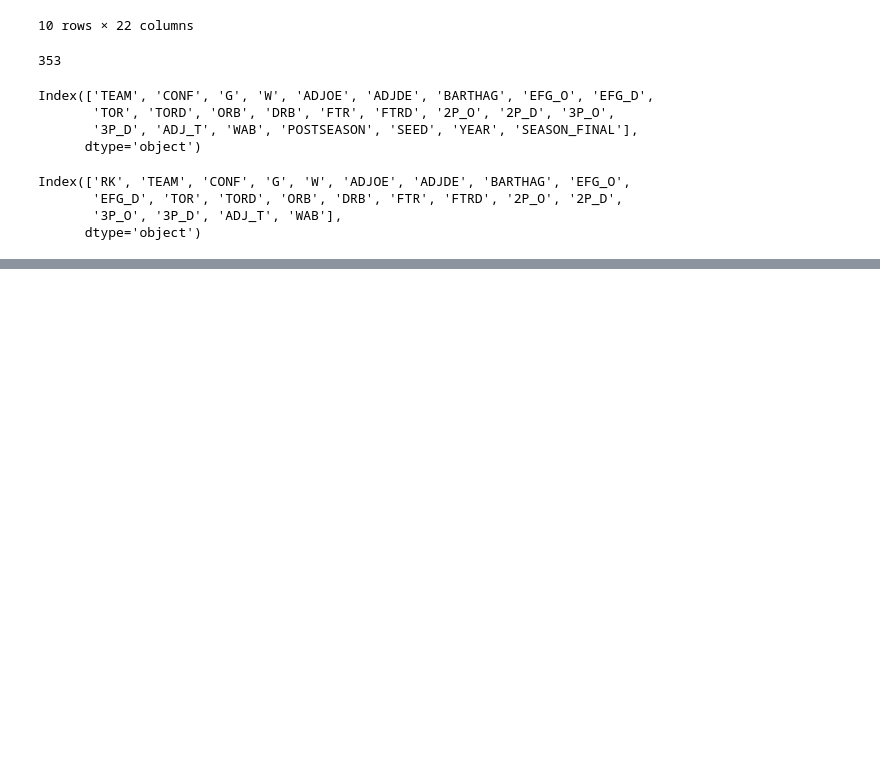
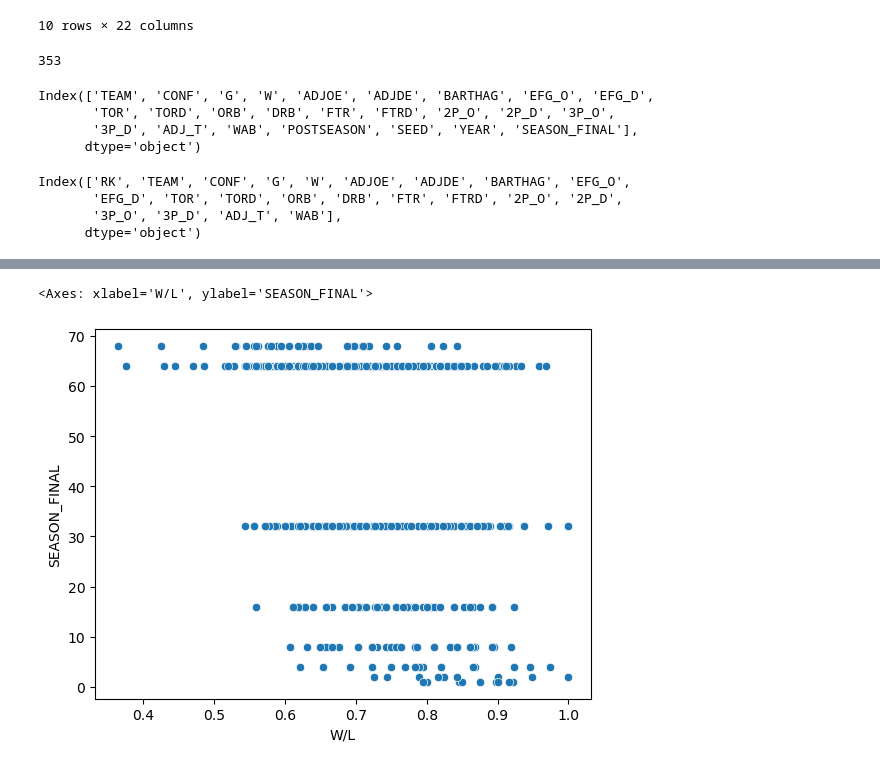
Before and after one commit to tehnoobface/CBB_Final_Project, a Jupyter notebook: cbb_data_analysis.ipynb, the cells around one changed output, grey strips where cells are left out. Cells and saved outputs as stored; diff of their text form; code cells hidden in the pictures; blank space fills up the shorter version.

```diff
--- a/cbb_data_analysis.ipynb
+++ b/cbb_data_analysis.ipynb
@@ -114,0 +169,5 @@ Index(['RK', 'TEAM', 'CONF', 'G', 'W', 'ADJOE', 'ADJDE', 'BARTHAG', 'EFG_O',
+# %%
+sns.scatterplot(x='W/L', y='SEASON_FINAL', data=cbb)
+# %% [output]
+<Axes: xlabel='W/L', ylabel='SEASON_FINAL'>
+[figure, added]
```
Also changed, not shown: parts of 7 cells of this notebook, 2 other files.
